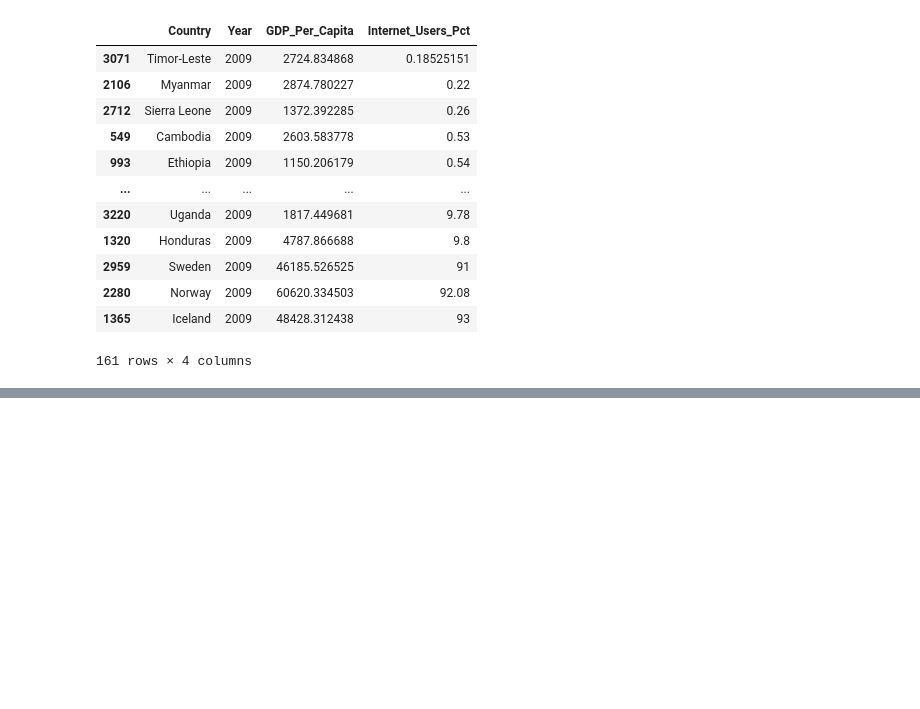
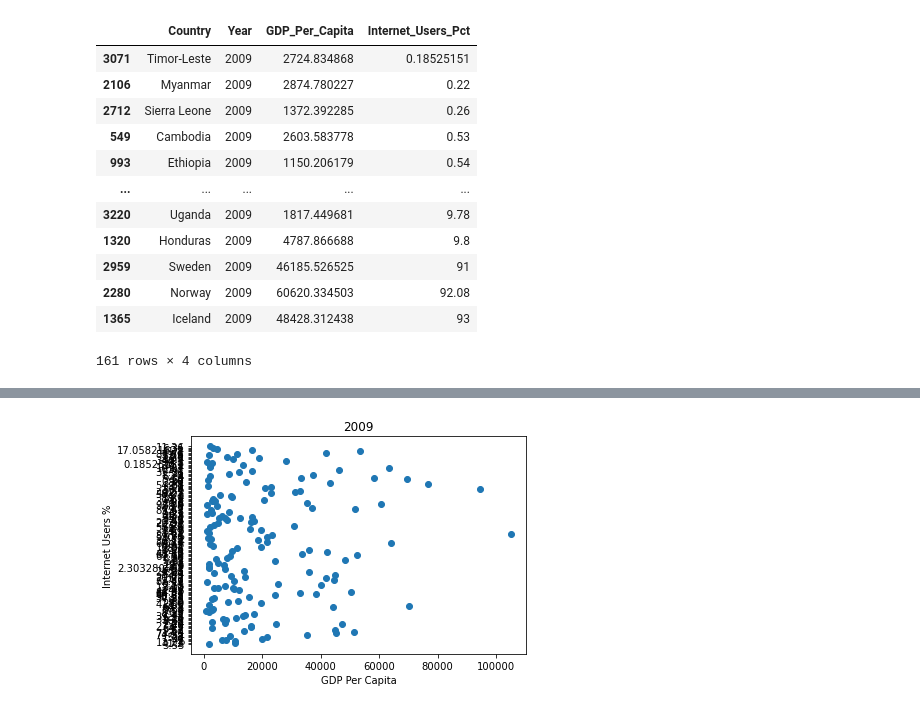
Before and after one commit to treybourgeois/gdp-and-internet-usage-treybourgeois, a Jupyter notebook: data/python_gdp_internet_workbook.ipynb, the cells around one changed output, grey strips where cells are left out. Drawn from its saved outputs; the diff is of its cells as text; code cells hidden in the pictures; blank space fills up the shorter version.

```diff
--- a/data/python_gdp_internet_workbook.ipynb
+++ b/data/python_gdp_internet_workbook.ipynb
@@ -115,0 +361,9 @@ df_09.sort_values('Internet_Users_Pct', ascending=True)
+# %%
+#23 b.
+plt.scatter(df_09.GDP_Per_Capita, df_09.Internet_Users_Pct)
+plt.xlabel('GDP Per Capita')
+plt.ylabel('Internet Users %')
+plt.title('2009')
+plt.show()
+# %% [output]
+[figure, added]
```
Also changed, not shown: parts of 44 cells of this notebook.
